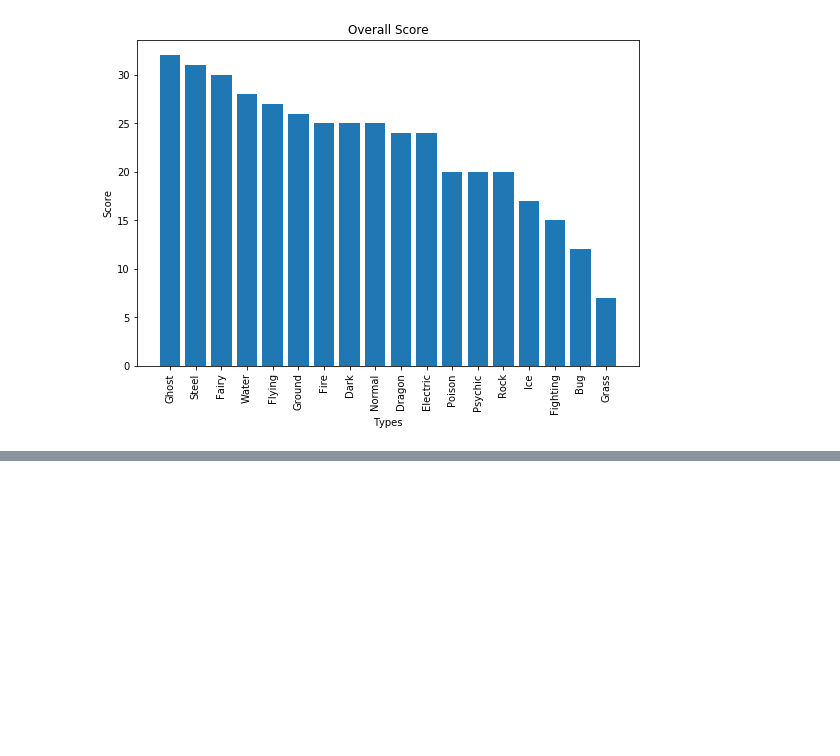
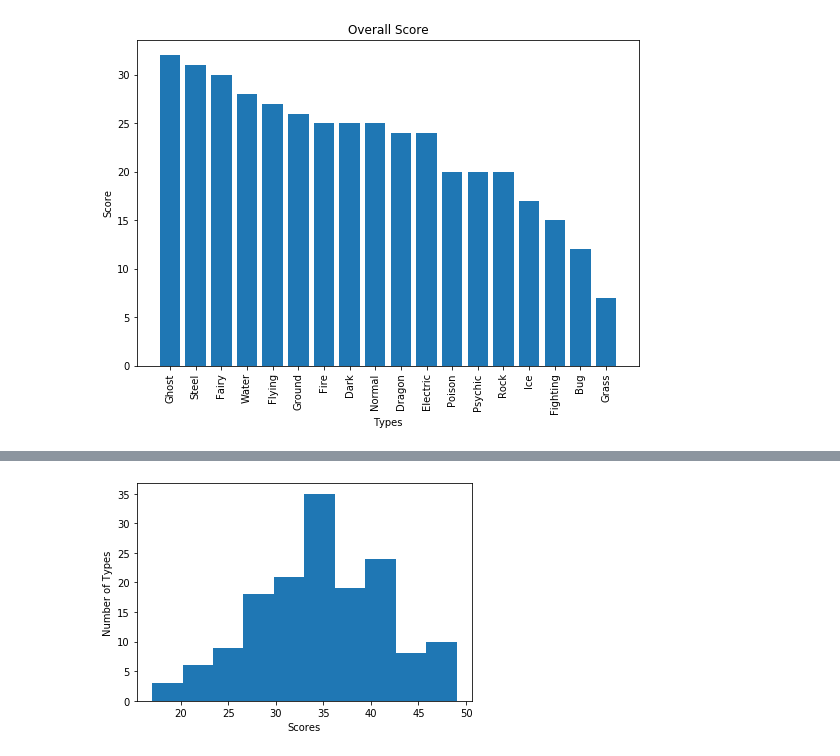
Before and after one commit to MrinalShankar/Pokemon-Types, a Jupyter notebook: Pokemon.ipynb, the cells around one changed output, grey strips where cells are left out. Saved outputs shown, nothing was run; the diff lists cells and outputs as text; code cells hidden in the pictures; blank space fills up the shorter version.

```diff
--- a/Pokemon.ipynb
+++ b/Pokemon.ipynb
@@ -414,0 +415,18 @@ plot_comb(t1,t2)
+# %%
+#Dataframe to store scores of combined types
+comb_scores= pd.DataFrame(columns=['Attack Score','Defense Score','Overall Score'])
+c=0
+comb_types=[]
+for i in range(18):
+    for j in range(i+1,18):
+        d4,d2,d1,d_half,d_quarter,d0=comb_defense(i,j)
+        a2,a1,a_half,a0=comb_attack(i,j)
+        att_sc= 2*len(a2) + 1*len(a1) - 2*len(a_half) - 4*len(a0)
+        def_sc= 4*len(d_quarter) + 2*len(d_half) + 1*len(d1) - 2*len(d2) - 4*len(d4) + 4*len(d0)
+        tot_sc=att_sc+def_sc
+        row=[att_sc,def_sc,tot_sc]
+        comb_scores.loc[c] = row
+        c+=1
+        comb_types.append(type[i]+"-"+type[j])
+comb_scores.index = comb_types
+comb_scores
@@ -414,0 +447,4 @@ plot_comb(t1,t2)
+# %%
+#Sorting them according to overall scores
+sorted_comb_scores=comb_scores.sort_values(by=['Overall Score'],ascending=False)
+sorted_comb_scores
@@ -414,0 +485,6 @@ plot_comb(t1,t2)
+# %%
+plt.hist(sorted_comb_scores["Overall Score"],bins=10)
+plt.ylabel('Number of Types')
+plt.xlabel('Scores');
+# %% [output]
+[figure, added]
```
Also changed, not shown: parts of 12 cells of this notebook.
